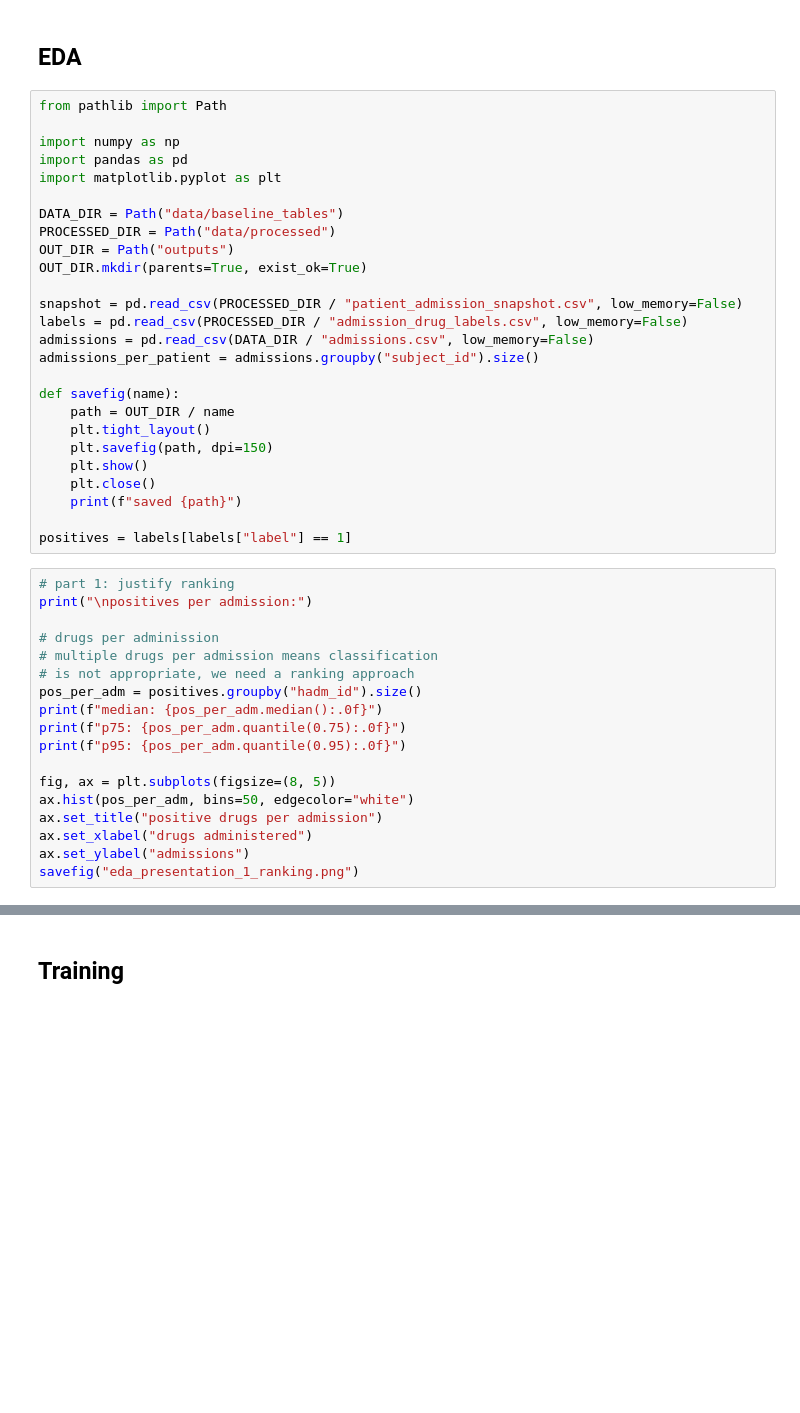
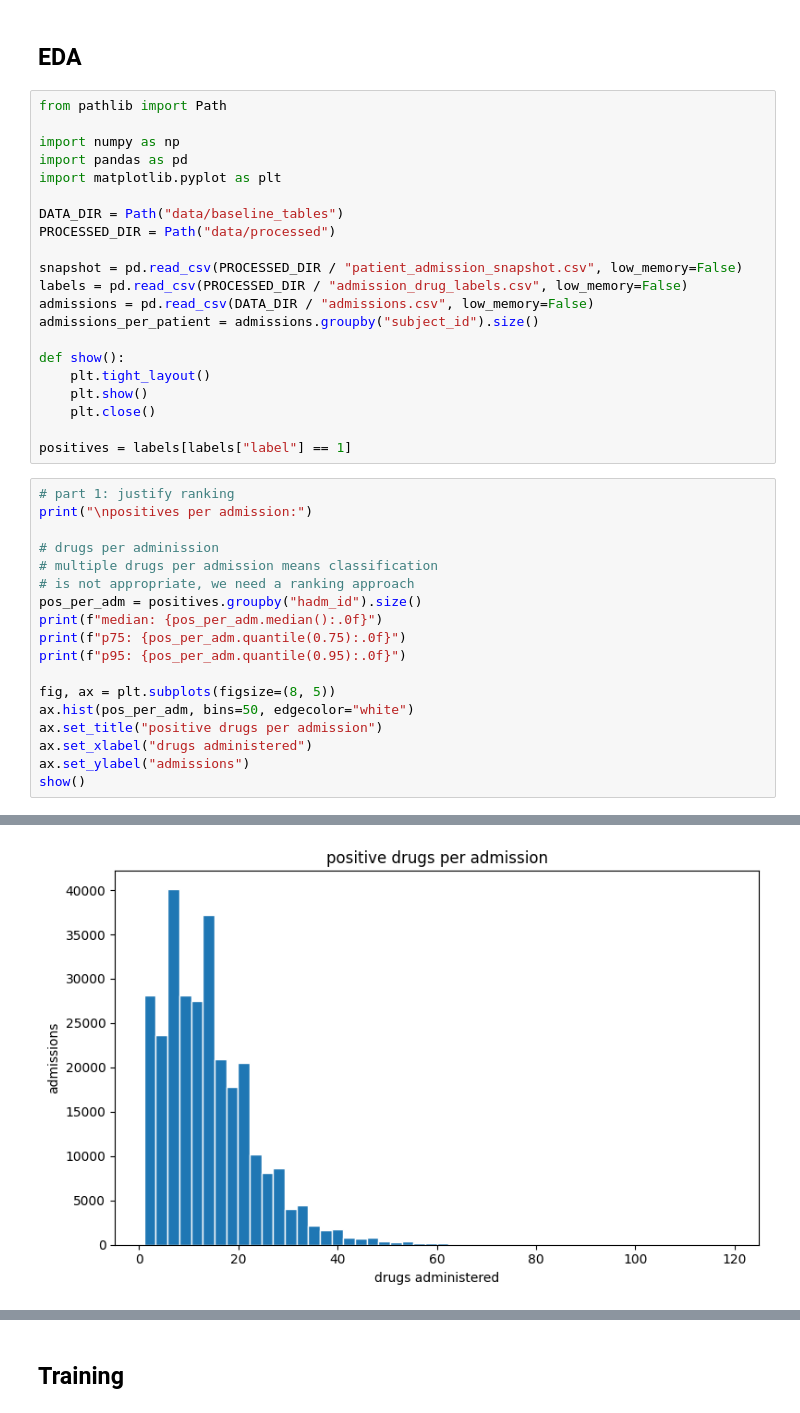
Before and after one commit to jihoonyoon-sjsu/Medic-Aigent, a Jupyter notebook: final_notebook.ipynb, the cells around one changed output, grey strips where cells are left out. Drawn from its saved outputs; the diff is of its cells as text; blank space fills up the shorter version.

```diff
--- a/final_notebook.ipynb
+++ b/final_notebook.ipynb
@@ -428,21 +428,16 @@ import matplotlib.pyplot as plt
 
 DATA_DIR = Path("data/baseline_tables")
 PROCESSED_DIR = Path("data/processed")
-OUT_DIR = Path("outputs")
-OUT_DIR.mkdir(parents=True, exist_ok=True)
 
 snapshot = pd.read_csv(PROCESSED_DIR / "patient_admission_snapshot.csv", low_memory=False)
 labels = pd.read_csv(PROCESSED_DIR / "admission_drug_labels.csv", low_memory=False)
 admissions = pd.read_csv(DATA_DIR / "admissions.csv", low_memory=False)
 admissions_per_patient = admissions.groupby("subject_id").size()
 
-def savefig(name):
-    path = OUT_DIR / name
+def show():
     plt.tight_layout()
-    plt.savefig(path, dpi=150)
     plt.show()
     plt.close()
-    print(f"saved {path}")
 
 positives = labels[labels["label"] == 1]
 # %%
@@ -462,4 +457,5 @@ ax.hist(pos_per_adm, bins=50, edgecolor="white")
 ax.set_title("positive drugs per admission")
 ax.set_xlabel("drugs administered")
 ax.set_ylabel("admissions")
-savefig("eda_presentation_1_ranking.png")
+show()
+# %% [output]
@@ -466,3 +466,4 @@ savefig("eda_presentation_1_ranking.png")
+[figure, added]
 # %%
 # part 2: popularity bias
 print("\ndrug popularity:")
```
Also changed, not shown: parts of 48 cells of this notebook.
